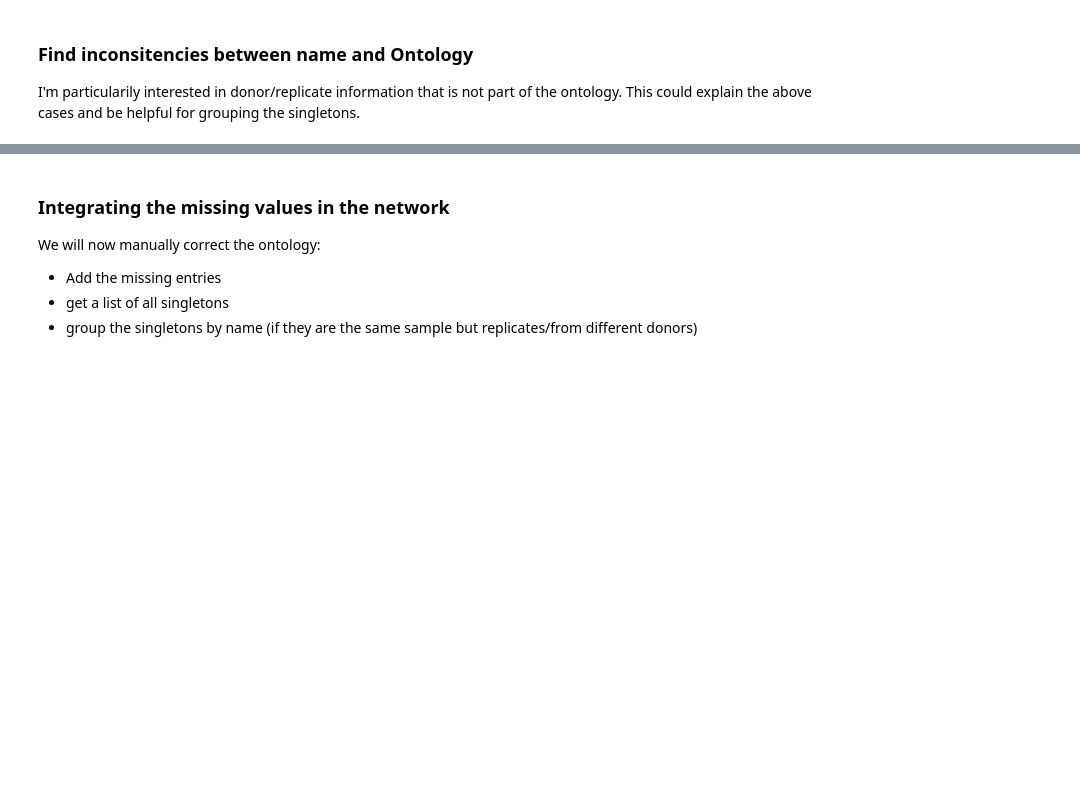
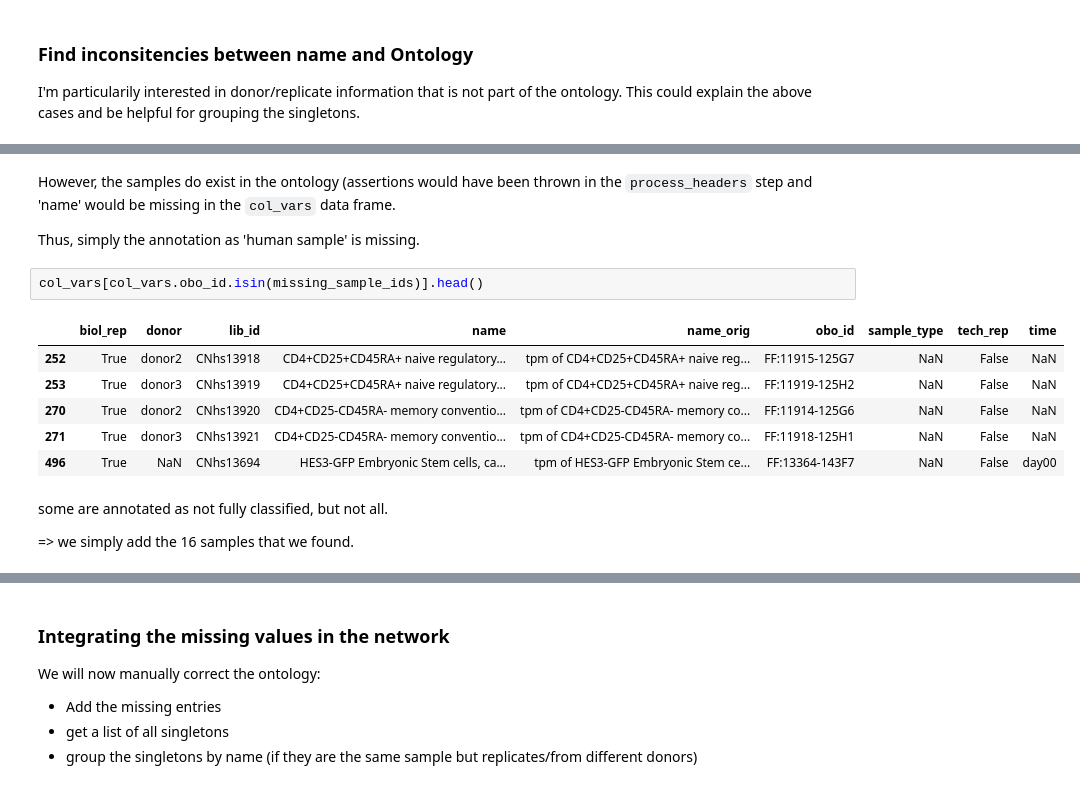
Before and after one commit to grst/fantom5-sig, a Jupyter notebook: improve_ontology.ipynb, the cells around one changed output, grey strips where cells are left out. Cells and saved outputs as stored; diff of their text form; blank space fills up the shorter version.

```diff
--- a/improve_ontology.ipynb
+++ b/improve_ontology.ipynb
@@ -117,0 +127,17 @@ annot_notes[(annot_notes.field_name == "biol_rep") & annot_notes.obo_id.isin(mis
+# %% [markdown]
+However, the samples do exist in the ontology (assertions would have been thrown in the `process_headers` step and 'name' would be missing in the `col_vars` data frame.
+
+Thus, simply the annotation as 'human sample' is missing.
+# %%
+col_vars[col_vars.obo_id.isin(missing_sample_ids)].head()
+# %% [output]
+|  | biol_rep | donor | lib_id | name | name_orig | obo_id | sample_type | tech_rep | time |
+| 252 | True | donor2 | CNhs13918 | CD4+CD25+CD45RA+ naive regulatory... | tpm of CD4+CD25+CD45RA+ naive reg... | FF:11915-125G7 | NaN | False | NaN |
+| 253 | True | donor3 | CNhs13919 | CD4+CD25+CD45RA+ naive regulatory... | tpm of CD4+CD25+CD45RA+ naive reg... | FF:11919-125H2 | NaN | False | NaN |
+| 270 | True | donor2 | CNhs13920 | CD4+CD25-CD45RA- memory conventio... | tpm of CD4+CD25-CD45RA- memory co... | FF:11914-125G6 | NaN | False | NaN |
+| 271 | True | donor3 | CNhs13921 | CD4+CD25-CD45RA- memory conventio... | tpm of CD4+CD25-CD45RA- memory co... | FF:11918-125H1 | NaN | False | NaN |
+| 496 | True | NaN | CNhs13694 | HES3-GFP Embryonic Stem cells, ca... | tpm of HES3-GFP Embryonic Stem ce... | FF:13364-143F7 | NaN | False | day00 |
+# %% [markdown]
+some are annotated as not fully classified, but not all.
+
+=> we simply add the 16 samples that we found.
```
Also changed, not shown: parts of 40 cells of this notebook, 3 other files.
